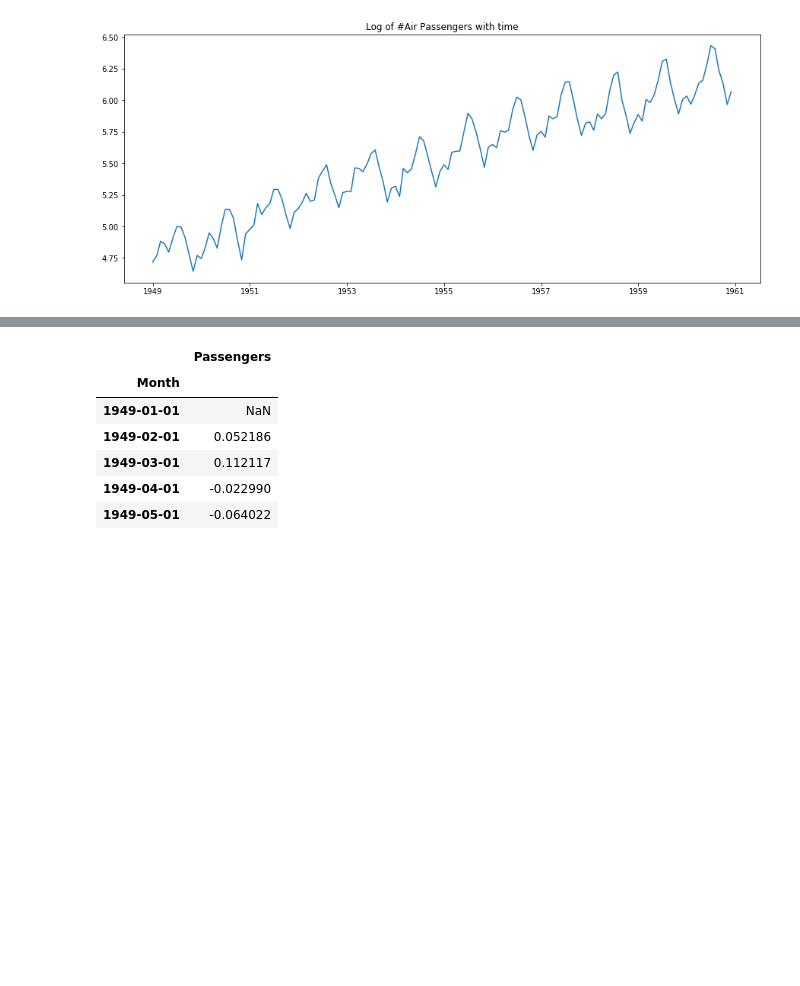
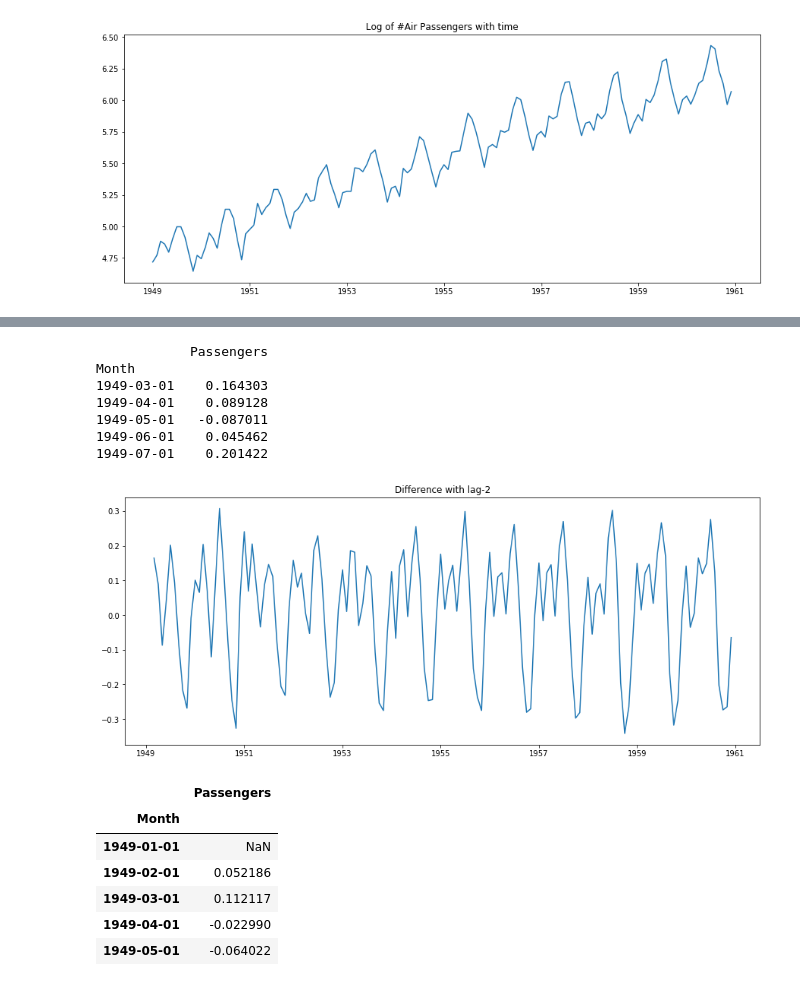
Before and after one commit to mkumar73/time-series, a Jupyter notebook: python/02.air_passenger_arima.ipynb, the cells around one changed output, grey strips where cells are left out. Cells and saved outputs as stored; diff of their text form; code cells hidden in the pictures; blank space fills up the shorter version.

```diff
--- a/python/02.air_passenger_arima.ipynb
+++ b/python/02.air_passenger_arima.ipynb
@@ -65,3 +65,6 @@ plt.savefig('plots/ts_airpassenger_2.jpg')
 # %%
 # lets difference the data with lag-1 so check for stationarity
 log_air_passengers_diff = log_air_passengers - log_air_passengers.shift()
+# %%
+# lets difference the data with lag-1 so check for stationarity
+log_air_passengers_diff2 = log_air_passengers - log_air_passengers.shift(2)
@@ -68,3 +81,21 @@ log_air_passengers_diff = log_air_passengers - log_air_passengers.shift()
+# %%
+# drop the NaN value
+log_air_passengers_diff2.dropna(inplace=True)
+print(log_air_passengers_diff2.head())
+
+# now lets see if the data is stationary or not.
+plt.plot(log_air_passengers_diff2)
+plt.title('Difference with lag-2')
+plt.savefig('plots/ap_diff2.jpg')
+# %% [output]
+            Passengers
+Month
+1949-03-01    0.164303
+1949-04-01    0.089128
+1949-05-01   -0.087011
+1949-06-01    0.045462
+1949-07-01    0.201422
+[figure, added]
 # %%
 # the first value will be NaN as we have shifted the data.
 log_air_passengers_diff.head()
```
Also changed, not shown: parts of 26 cells of this notebook, 7 other files.
